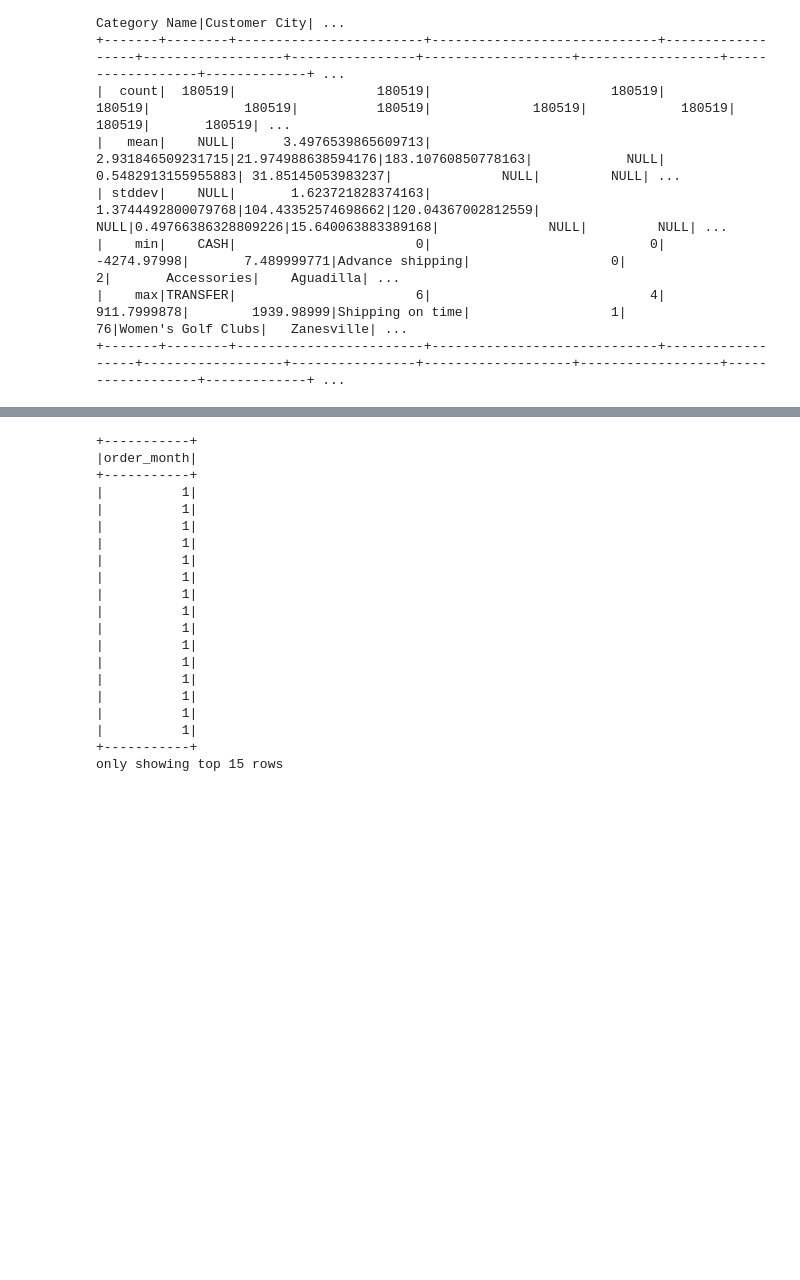
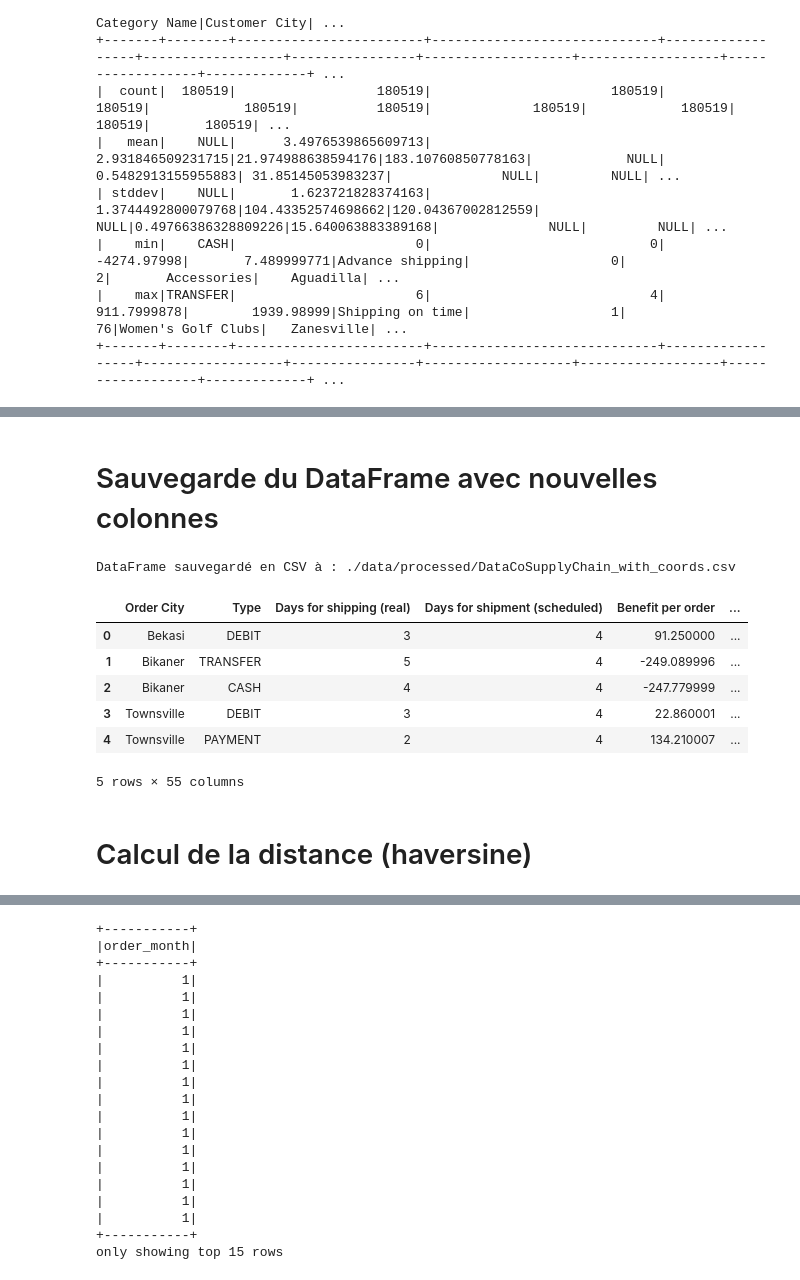
Before and after one commit to OUSSAMAEDDERKAOUI/Systeme-Predictif-Intelligent-de-Gestion-Logistique, a Jupyter notebook: spark_job/notebooks/01-exploration.ipynb, the cells around one changed output, grey strips where cells are left out. Drawn from its saved outputs; the diff is of its cells as text; code cells hidden in the pictures; blank space fills up the shorter version.

```diff
--- a/spark_job/notebooks/01-exploration.ipynb
+++ b/spark_job/notebooks/01-exploration.ipynb
@@ -7,6 +13,8 @@ import plotly.express as px
 spark=SparkSession.builder \
         .appName("DataCo")\
         .config("spark.sql.repl.eagerEval.enabled", True) \
+        .config("spark.driver.bindAddress", "0.0.0.0")\
         .getOrCreate()
 print(spark.version)
+# spark.stop()
 # %% [output]
@@ -112,0 +150,10 @@ for row in all_locations:
+# %%
+df_citys=spark.read.csv("./data/processed/citys_coords.csv",header=True)
+df_citys.show()
+
+df = df.join(
+    df_citys.select("Order City", "Dest_Lat", "Dest_Lon"),
+    on="Order City",
+    how="left"
+)
+df.show()
@@ -113,14 +178,25 @@ for row in all_locations:
+# %% [markdown]
+# Sauvegarde du DataFrame avec nouvelles colonnes
 # %%
-coords_list = [(city, float(lat), float(lon)) for city, (lat, lon) in city_coords.items()]
-coords_df = spark.createDataFrame(coords_list, ["Customer City", "New_Latitude", "New_Longitude"])
 
-df = df.join(coords_df, on="Customer City", how="left")
 output_path = "./data/processed/DataCoSupplyChain_with_coords.csv"
 
 pdf_with_new_columns=df.toPandas()
 pdf_with_new_columns.to_csv(output_path, header=True ,index=False)
 
 print(f"DataFrame sauvegardé en CSV à : {output_path}")
+pdf_with_new_columns.head()
+# %% [output]
+DataFrame sauvegardé en CSV à : ./data/processed/DataCoSupplyChain_with_coords.csv
+|  | Order City | Type | Days for shipping (real) | Days for shipment (scheduled) | Benefit per order | ... |
+| 0 | Bekasi | DEBIT | 3 | 4 | 91.250000 | ... |
+| 1 | Bikaner | TRANSFER | 5 | 4 | -249.089996 | ... |
+| 2 | Bikaner | CASH | 4 | 4 | -247.779999 | ... |
+| 3 | Townsville | DEBIT | 3 | 4 | 22.860001 | ... |
+| 4 | Townsville | PAYMENT | 2 | 4 | 134.210007 | ... |
+5 rows × 55 columns
+# %% [markdown]
+# Calcul de la distance (haversine)
 # %%
 from pyspark.sql.functions import col, radians, sin, cos, sqrt, asin
 
```
Also changed, not shown: parts of 39 cells of this notebook, 2 other files.
